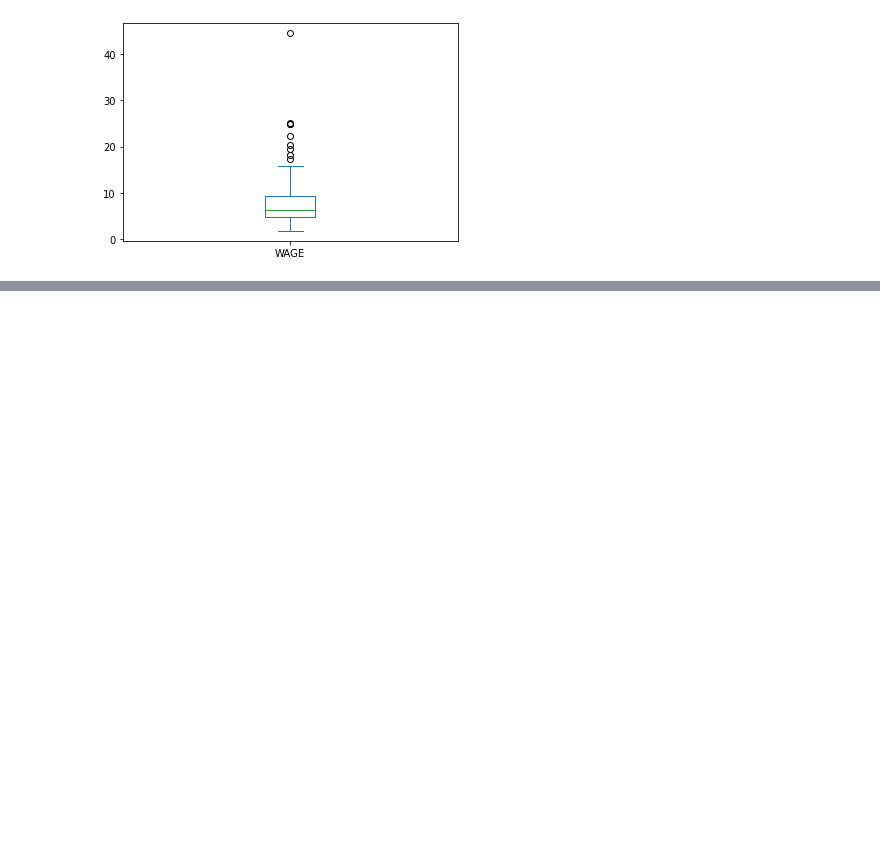
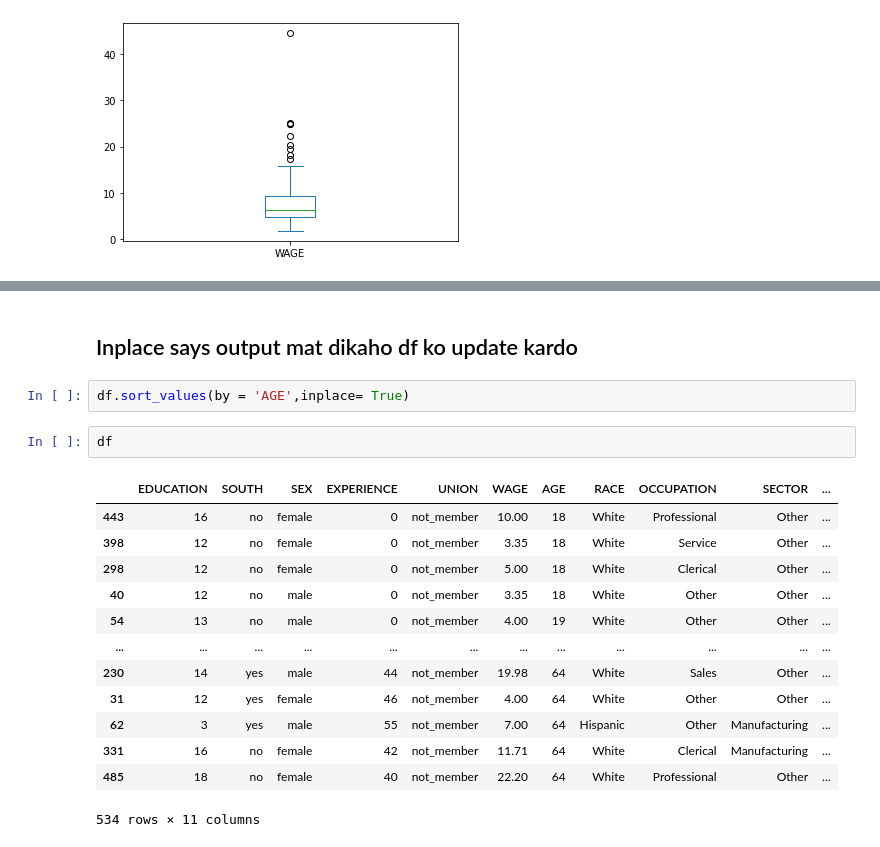
Before and after one commit to RayanAhmed2000/Python-with-DS---Digipodium, a Jupyter notebook: Data Science/data_analysis3.ipynb, the cells around one changed output, grey strips where cells are left out. Drawn from its saved outputs; the diff is of its cells as text; blank space fills up the shorter version.

```diff
--- a/Data Science/data_analysis3.ipynb
+++ b/Data Science/data_analysis3.ipynb
@@ -203,0 +258,20 @@ df[explt10].plot(kind='box',x='EXPERIENCE',y= 'WAGE')
+# %% [markdown]
+## Inplace says output mat dikaho df ko update kardo
+# %%
+df.sort_values(by = 'AGE',inplace= True)
+# %%
+df
+# %% [output]
+|  | EDUCATION | SOUTH | SEX | EXPERIENCE | UNION | WAGE | AGE | RACE | OCCUPATION | SECTOR | ... |
+| 443 | 16 | no | female | 0 | not_member | 10.00 | 18 | White | Professional | Other | ... |
+| 398 | 12 | no | female | 0 | not_member | 3.35 | 18 | White | Service | Other | ... |
+| 298 | 12 | no | female | 0 | not_member | 5.00 | 18 | White | Clerical | Other | ... |
+| 40 | 12 | no | male | 0 | not_member | 3.35 | 18 | White | Other | Other | ... |
+| 54 | 13 | no | male | 0 | not_member | 4.00 | 19 | White | Other | Other | ... |
+| ... | ... | ... | ... | ... | ... | ... | ... | ... | ... | ... | ... |
+| 230 | 14 | yes | male | 44 | not_member | 19.98 | 64 | White | Sales | Other | ... |
+| 31 | 12 | yes | female | 46 | not_member | 4.00 | 64 | White | Other | Other | ... |
+| 62 | 3 | yes | male | 55 | not_member | 7.00 | 64 | Hispanic | Other | Manufacturing | ... |
+| 331 | 16 | no | female | 42 | not_member | 11.71 | 64 | White | Clerical | Manufacturing | ... |
+| 485 | 18 | no | female | 40 | not_member | 22.20 | 64 | White | Professional | Other | ... |
+534 rows × 11 columns
```
Also changed, not shown: parts of 11 cells of this notebook, 4 other files.
